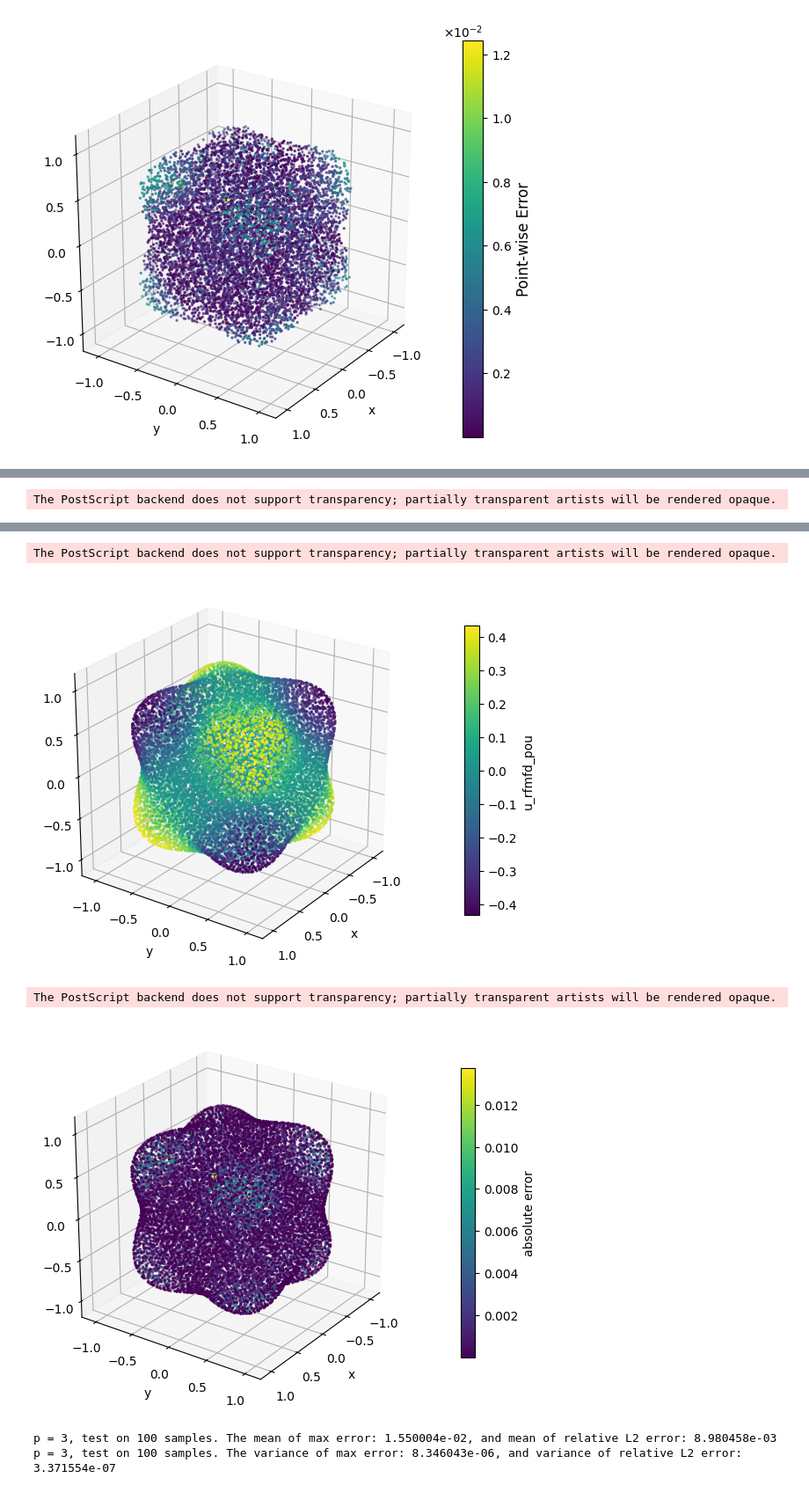
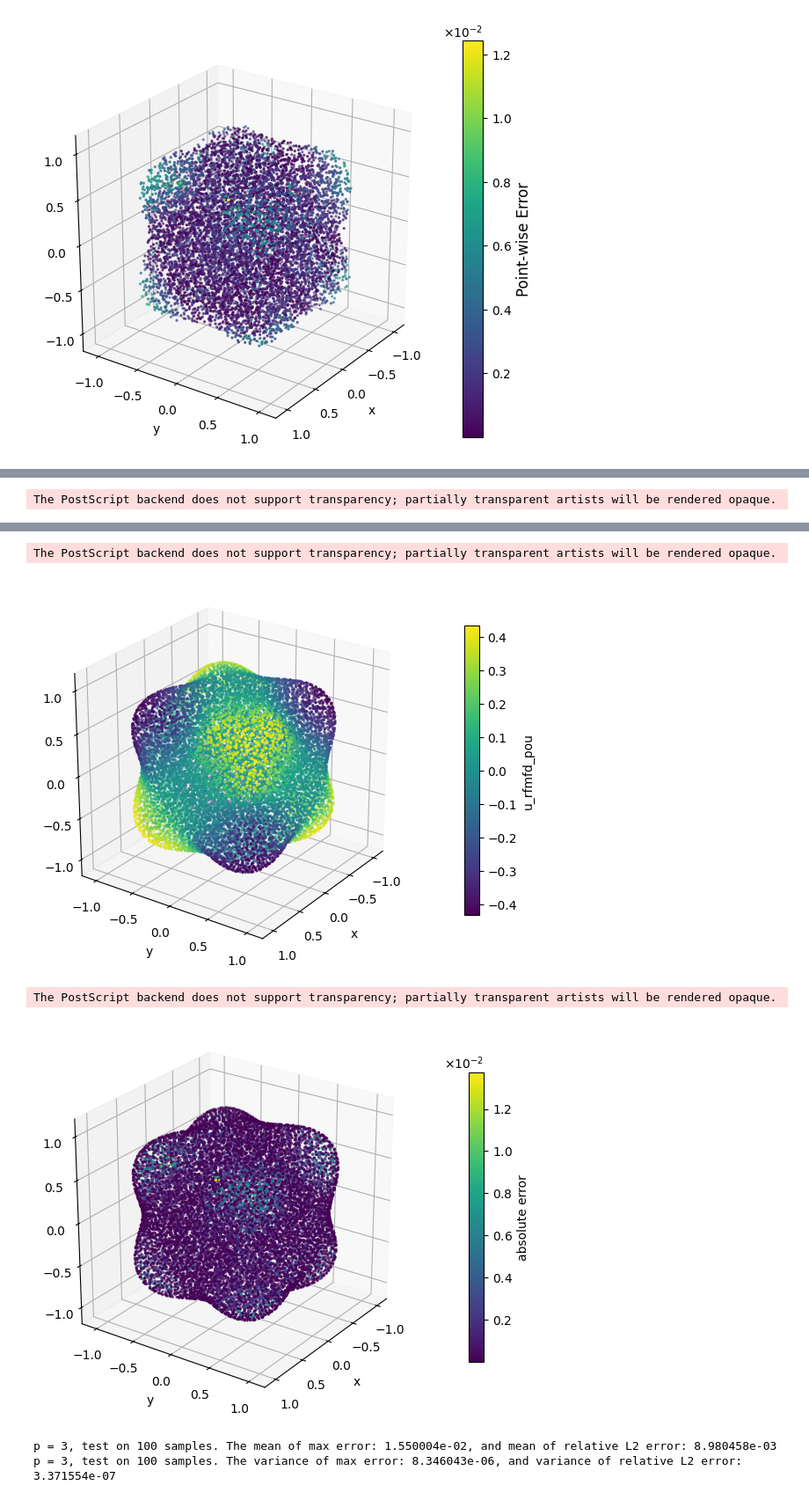
Before and after one commit to wooodswu/one_shot_by_RFM, a Jupyter notebook: mycode/rbf_helmholtz/rfm_fd_pou_solve_3d_helmholtz_0506_overlap_0.2.ipynb, the cells around one changed output, grey strips where cells are left out. Shown at 88% size. Cells and saved outputs as stored; diff of their text form; code cells hidden in the pictures.

```diff
--- a/mycode/rbf_helmholtz/rfm_fd_pou_solve_3d_helmholtz_0506_overlap_0.2.ipynb
+++ b/mycode/rbf_helmholtz/rfm_fd_pou_solve_3d_helmholtz_0506_overlap_0.2.ipynb
@@ -3304,33 +3304,37 @@ ticks = [-1, -0.5, 0, 0.5, 1]
 ax.set_xticks(ticks)
 ax.set_yticks(ticks)
 ax.set_zticks(ticks)
 ax.set_xlim([-1.2, 1.2])
 ax.set_ylim([-1.2, 1.2])
 ax.set_zlim([-1.2, 1.2])
 ax.set_box_aspect([1, 1, 1])
 sc = ax.scatter(
     Y[:, 0], Y[:, 1], Y[:, 2],
     c=error_inf[:, q].reshape(-1),
     cmap='viridis',
     s=2
 )
 cbar = fig.colorbar(sc, ax=ax, shrink=0.7, pad=0.1)
 cbar.set_label('absolute error')
+formatter = ticker.ScalarFormatter(useMathText=True)
+formatter.set_scientific(True)
+formatter.set_powerlimits((0, 0))
+cbar.ax.yaxis.set_major_formatter(formatter)
 ax.set_xlabel('x')
 ax.set_ylabel('y')
 ax.set_zlabel('z')
 ax.view_init(elev=25, azim=35)
 plt.tight_layout()
 fig.savefig(f'./result/helm3d_rfmfdpou_p={order}_absolute_error.eps', bbox_inches='tight')
 plt.show()
 print(f"p = {order}, test on 100 samples. The mean of max error: {avg_inf:3e}, and mean of relative L2 error: {avg_L2:3e}")
 print(f"p = {order}, test on 100 samples. The variance of max error: {var_inf:3e}, and variance of relative L2 error: {var_L2:3e}")
 # %% [output]
 The PostScript backend does not support transparency; partially transparent artists will be rendered opaque.
 [figure]
 The PostScript backend does not support transparency; partially transparent artists will be rendered opaque.
 [figure]
 The PostScript backend does not support transparency; partially transparent artists will be rendered opaque.
-[figure, old version]
+[figure, new version]
 p = 3, test on 100 samples. The mean of max error: 1.550004e-02, and mean of relative L2 error: 8.980458e-03
 p = 3, test on 100 samples. The variance of max error: 8.346043e-06, and variance of relative L2 error: 3.371554e-07
```
Also changed, not shown: parts of 2 cells of this notebook, 1 other file.
